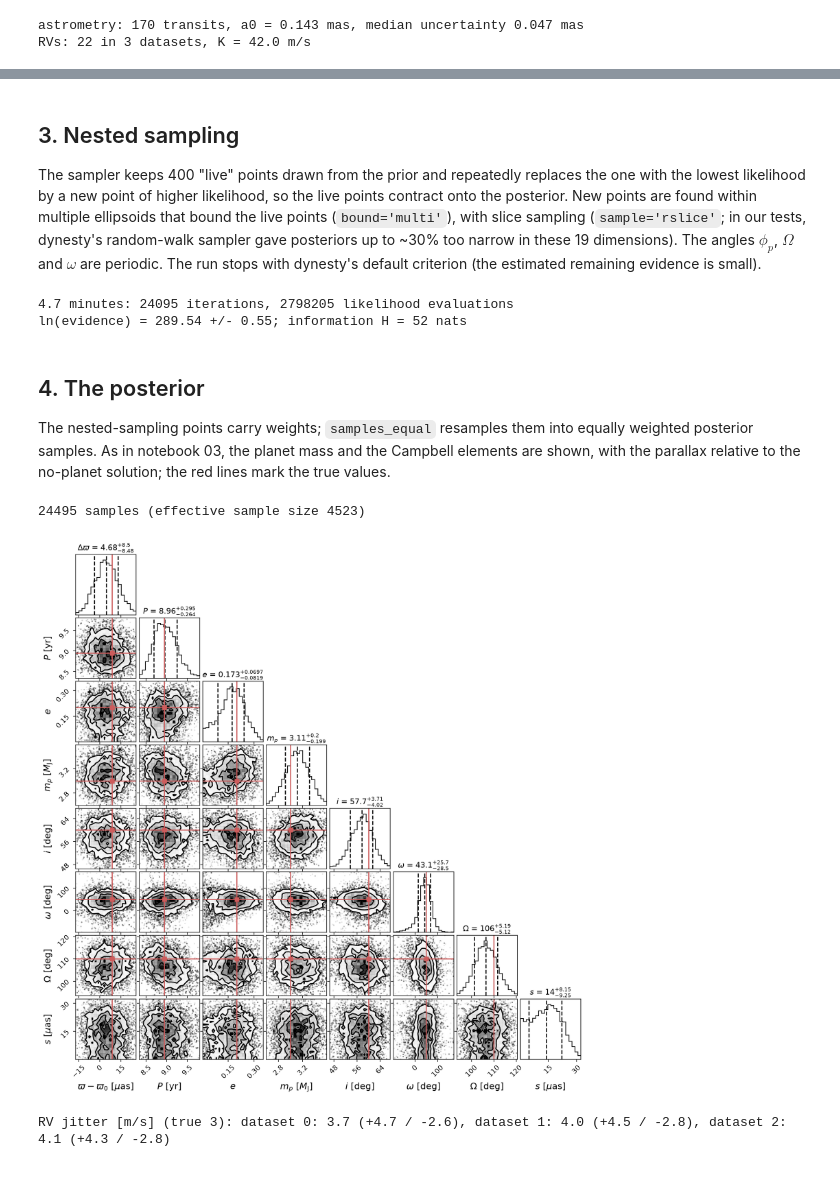
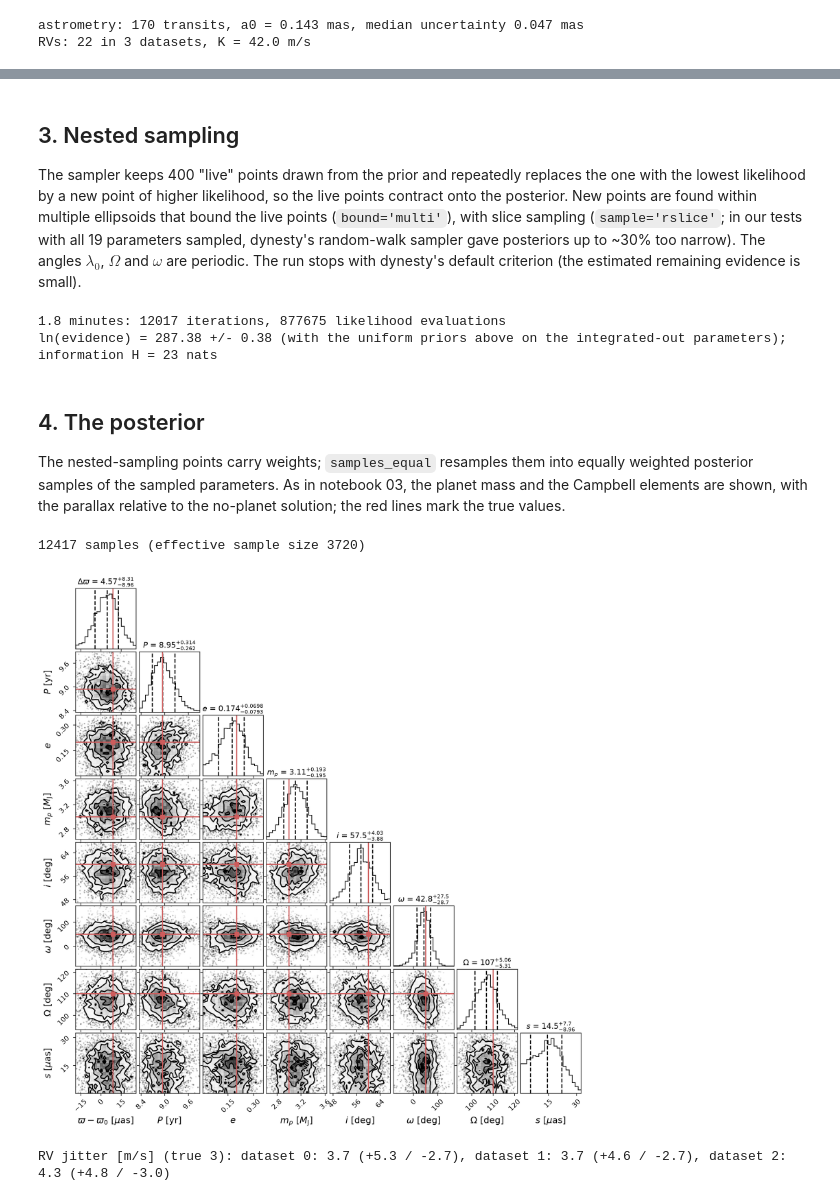
Before and after one commit to CalebLammers/gaiamockplus, a Jupyter notebook: notebooks/07_nested_sampling_astrometry_and_rvs.ipynb, the cells around one changed output, grey strips where cells are left out. Cells and saved outputs as stored; diff of their text form; code cells hidden in the pictures.

```diff
--- a/notebooks/07_nested_sampling_astrometry_and_rvs.ipynb
+++ b/notebooks/07_nested_sampling_astrometry_and_rvs.ipynb
@@ -113,48 +118,49 @@ def log_like(x):
 # %% [markdown]
 ## 3. Nested sampling
 
-The sampler keeps 400 "live" points drawn from the prior and repeatedly replaces the one with the lowest likelihood by a new point of higher likelihood, so the live points contract onto the posterior. New points are found within multiple ellipsoids that bound the live points (`bound='multi'`), with slice sampling (`sample='rslice'`; in our tests, dynesty's random-walk sampler gave posteriors up to ~30% too narrow in these 19 dimensions). The angles $\phi_p$, $\Omega$ and $\omega$ are periodic. The run stops with dynesty's default criterion (the estimated remaining evidence is small).
+The sampler keeps 400 "live" points drawn from the prior and repeatedly replaces the one with the lowest likelihood by a new point of higher likelihood, so the live points contract onto the posterior. New points are found within multiple ellipsoids that bound the live points (`bound='multi'`), with slice sampling (`sample='rslice'`; in our tests with all 19 parameters sampled, dynesty's random-walk sampler gave posteriors up to ~30% too narrow). The angles $\lambda_0$, $\Omega$ and $\omega$ are periodic. The run stops with dynesty's default criterion (the estimated remaining evidence is small).
 # %%
-sampler = dynesty.NestedSampler(log_like, prior_transform, ndim, nlive=400, bound='multi', sample='rslice', periodic=[7, 8, 10],
+sampler = dynesty.NestedSampler(log_like, prior_transform, ndim, nlive=400, bound='multi', sample='rslice', periodic=[3, 4, 6],
                                 rstate=np.random.default_rng(6))
 start = time.time()
 sampler.run_nested(print_progress=False)
 runtime = time.time() - start
 res = sampler.results
 print(f'{runtime/60:.1f} minutes: {res.niter} iterations, {np.sum(res.ncall)} likelihood evaluations')
-print(f'ln(evidence) = {res.logz[-1]:.2f} +/- {res.logzerr[-1]:.2f}; information H = {res.information[-1]:.0f} nats')
+print(f'ln(evidence) = {res.logz[-1] - ln_volume:.2f} +/- {res.logzerr[-1]:.2f} (with the uniform priors above on the integrated-out parameters); '
+      f'information H = {res.information[-1]:.0f} nats')
 # %% [output]
-4.7 minutes: 24095 iterations, 2798205 likelihood evaluations
-ln(evidence) = 289.54 +/- 0.55; information H = 52 nats
+1.8 minutes: 12017 iterations, 877675 likelihood evaluations
+ln(evidence) = 287.38 +/- 0.38 (with the uniform priors above on the integrated-out parameters); information H = 23 nats
 # %% [markdown]
 ## 4. The posterior
 
-The nested-sampling points carry weights; `samples_equal` resamples them into equally weighted posterior samples. As in notebook 03, the planet mass and the Campbell elements are shown, with the parallax relative to the no-planet solution; the red lines mark the true values.
+The nested-sampling points carry weights; `samples_equal` resamples them into equally weighted posterior samples of the sampled parameters. As in notebook 03, the planet mass and the Campbell elements are shown, with the parallax relative to the no-planet solution; the red lines mark the true values.
 # %%
-samples = res.samples_equal(rstate=np.random.default_rng(1))
+x_s = res.samples_equal(rstate=np.random.default_rng(1))
 weights = res.importance_weights()
-print(f'{len(samples)} samples (effective sample size {1/np.sum(weights**2):.0f})')
+print(f'{len(x_s)} samples (effective sample size {1/np.sum(weights**2):.0f})')
 
-plx_s, P_s, e_s, Omega_s, inc_s, w_s, m_s = (samples[:, k] for k in (2, 5, 6, 8, 9, 10, 11))
+plx_s, P_s, e_s, Omega_s, inc_s, w_s, m_s = (x_s[:, k] for k in (0, 1, 2, 4, 5, 6, 7))
 w_s = planet['w'] + np.angle(np.exp(1j*(w_s - planet['w'])))              # keep the angles continuous around the truth
 Omega_s = planet['Omega'] + np.angle(np.exp(1j*(Omega_s - planet['Omega'])))
 
 corner_samples = np.column_stack([1e3*(plx_s - plx0), P_s/365.25, e_s, m_s/M_JUP, np.degrees(inc_s), np.degrees(w_s), np.degrees(Omega_s),
-                                  1e3*samples[:, 18]])
+                                  1e3*x_s[:, 11]])
 labels = [r'$\varpi - \varpi_0$ [$\mu$as]', r'$P$ [yr]', r'$e$', r'$m_p$ [$M_\mathrm{J}$]', r'$i$ [deg]', r'$\omega$ [deg]', r'$\Omega$ [deg]',
           r'$s$ [$\mu$as]']
 titles = [r'$\Delta\varpi$', r'$P$', r'$e$', r'$m_p$', r'$i$', r'$\omega$', r'$\Omega$', r'$s$']
 truths = [1e3*(parallax - plx0), planet['period']/365.25, planet['ecc'], planet['m_planet']/M_JUP, 60.0, 50.0, 110.0, None]
 fig = corner.corner(corner_samples, range=[0.99]*corner_samples.shape[1], labels=labels, titles=titles, truths=truths, truth_color='indianred',
                     quantiles=[0.16, 0.5, 0.84], show_titles=True, title_fmt='.3g', max_n_ticks=3, labelpad=0.08, label_kwargs=dict(fontsize=13),
                     title_kwargs=dict(fontsize=11))
 fig.set_size_inches(11, 11)
 plt.show()
 
-lo, med, hi = np.percentile(1e3*samples[:, 15:18], [16, 50, 84], axis=0)
+lo, med, hi = np.percentile(1e3*x_s[:, 8:11], [16, 50, 84], axis=0)
 print('RV jitter [m/s] (true 3):', ', '.join(f'dataset {k}: {med[k]:.1f} (+{hi[k] - med[k]:.1f} / -{med[k] - lo[k]:.1f})' for k in range(3)))
 # %% [output]
-24495 samples (effective sample size 4523)
+12417 samples (effective sample size 3720)
-[figure, old version]
+[figure, new version]
-RV jitter [m/s] (true 3): dataset 0: 3.7 (+4.7 / -2.6), dataset 1: 4.0 (+4.5 / -2.8), dataset 2: 4.1 (+4.3 / -2.8)
+RV jitter [m/s] (true 3): dataset 0: 3.7 (+5.3 / -2.7), dataset 1: 3.7 (+4.6 / -2.7), dataset 2: 4.3 (+4.8 / -3.0)
 # %% [markdown]
```
Also changed, not shown: parts of 6 cells of this notebook, 1 other file.
